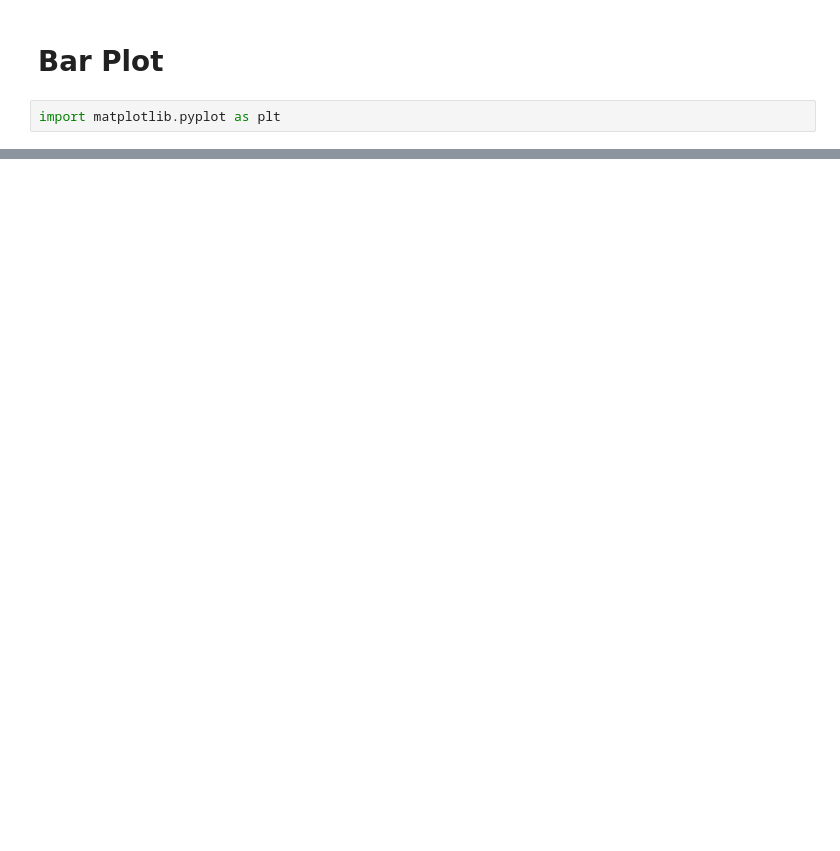
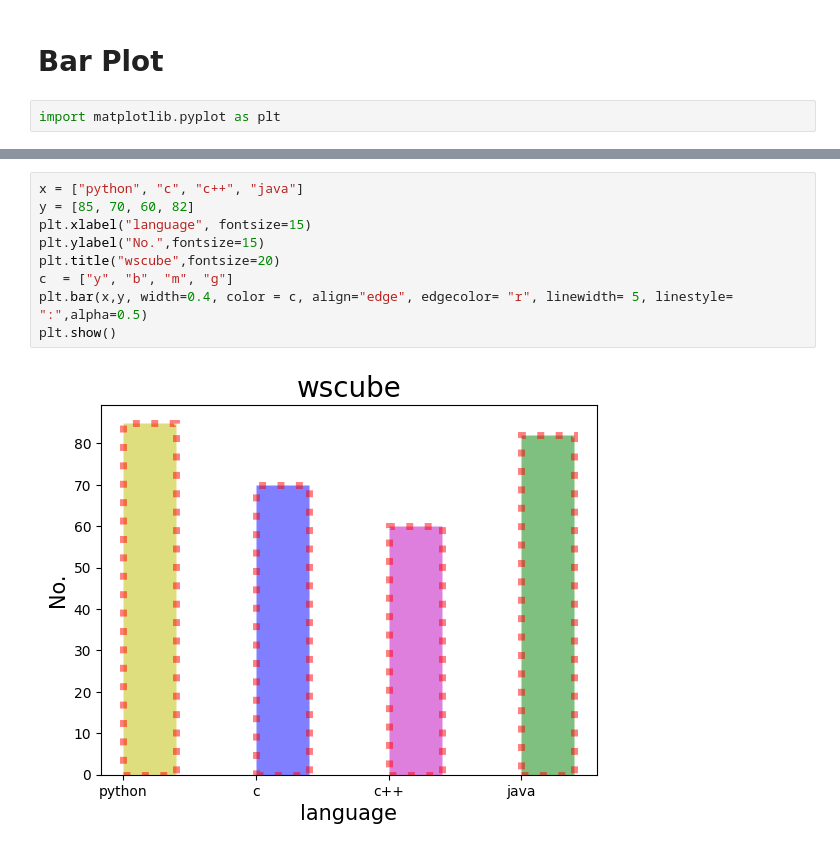
Before and after one commit to Amanmishra03/matplotlib, a Jupyter notebook: bar_plot_chart.ipynb, the cells around one changed output, grey strips where cells are left out. Saved outputs shown, nothing was run; the diff lists cells and outputs as text; blank space fills up the shorter version.

```diff
--- a/bar_plot_chart.ipynb
+++ b/bar_plot_chart.ipynb
@@ -11,0 +13,11 @@ plt.show()
+# %%
+x = ["python", "c", "c++", "java"]
+y = [85, 70, 60, 82]
+plt.xlabel("language", fontsize=15)
+plt.ylabel("No.",fontsize=15)
+plt.title("wscube",fontsize=20)
+c  = ["y", "b", "m", "g"]
+plt.bar(x,y, width=0.4, color = c, align="edge", edgecolor= "r", linewidth= 5, linestyle= ":",alpha=0.5)
+plt.show()
+# %% [output]
+[figure, added]
```
Also changed, not shown: parts of 2 cells of this notebook.
